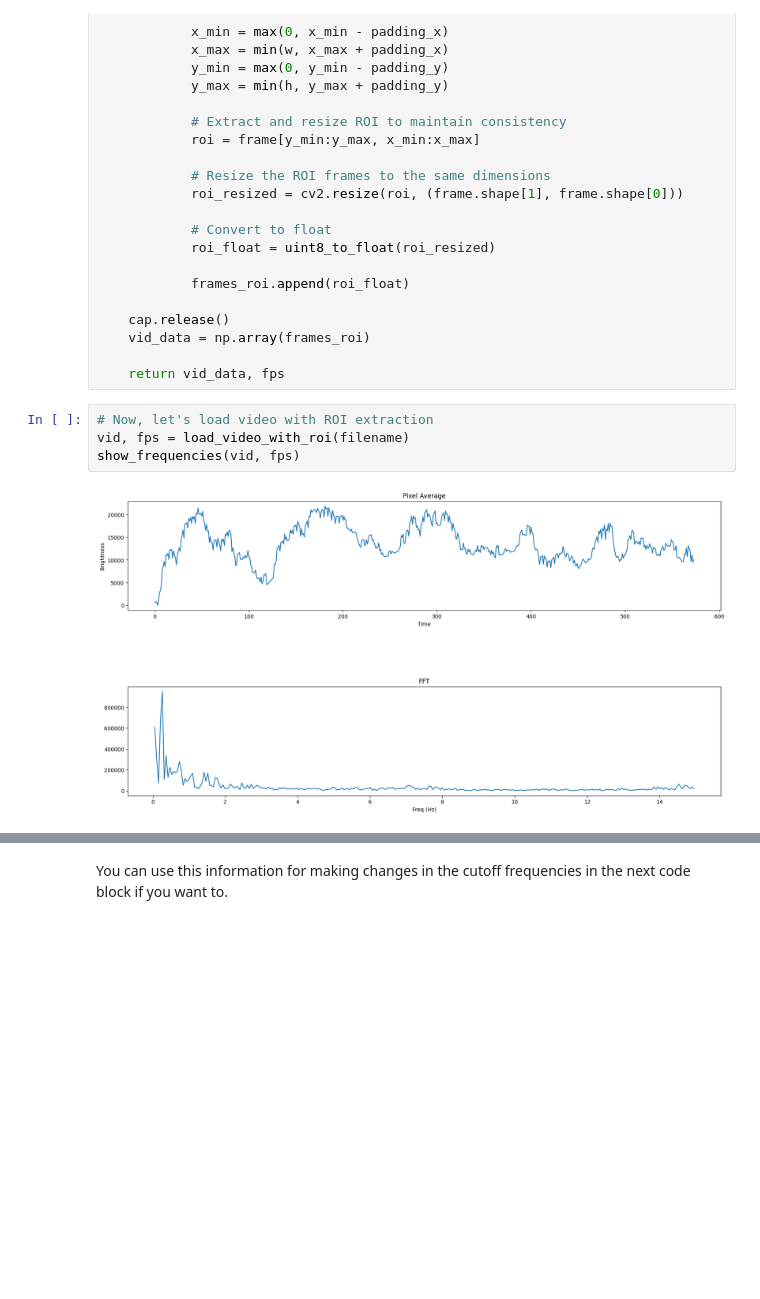
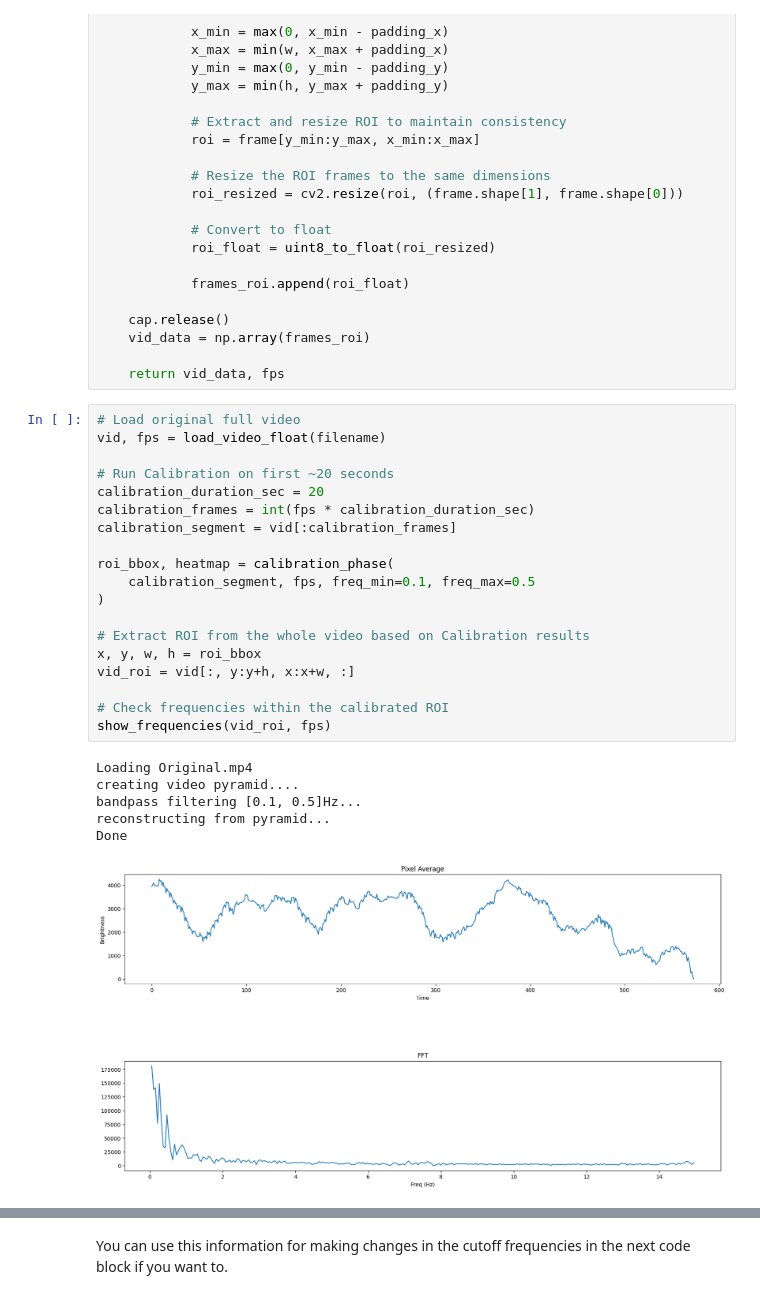
Before and after one commit to ShawwaHu/APPG, a Jupyter notebook: Eulerian_Video_Magnification.ipynb, the cells around one changed output, grey strips where cells are left out. Drawn from its saved outputs; the diff is of its cells as text; blank space fills up the shorter version.

```diff
--- a/Eulerian_Video_Magnification.ipynb
+++ b/Eulerian_Video_Magnification.ipynb
@@ -412,9 +452,29 @@ def load_video_with_roi(video_filename):
     vid_data = np.array(frames_roi)
 
     return vid_data, fps
-# %%
-# Now, let's load video with ROI extraction
-vid, fps = load_video_with_roi(filename)
-show_frequencies(vid, fps)
-# %% [output]
-[figure, removed]
+# %%
+# Load original full video
+vid, fps = load_video_float(filename)
+
+# Run Calibration on first ~20 seconds
+calibration_duration_sec = 20
+calibration_frames = int(fps * calibration_duration_sec)
+calibration_segment = vid[:calibration_frames]
+
+roi_bbox, heatmap = calibration_phase(
+    calibration_segment, fps, freq_min=0.1, freq_max=0.5
+)
+
+# Extract ROI from the whole video based on Calibration results
+x, y, w, h = roi_bbox
+vid_roi = vid[:, y:y+h, x:x+w, :]
+
+# Check frequencies within the calibrated ROI
+show_frequencies(vid_roi, fps)
+# %% [output]
+Loading Original.mp4
+creating video pyramid....
+bandpass filtering [0.1, 0.5]Hz...
+reconstructing from pyramid...
+Done
+[figure, added]
```
Also changed, not shown: parts of 5 cells of this notebook.
